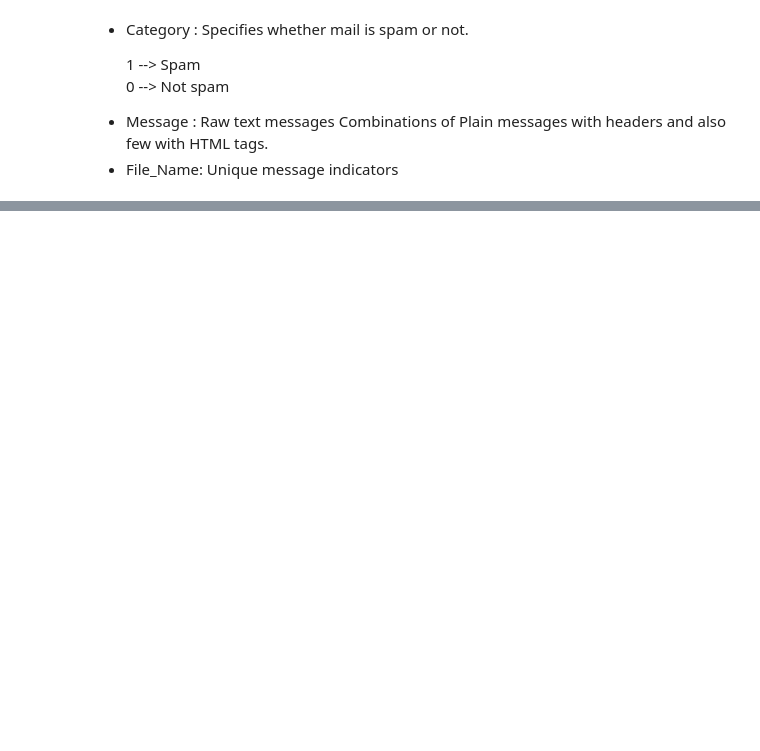
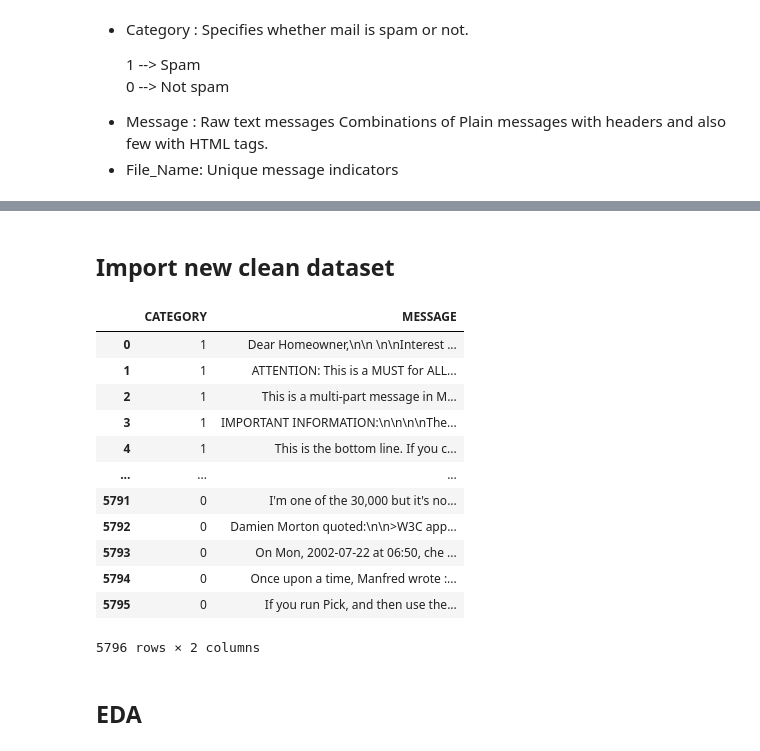
Before and after one commit to Melodyellinn/Projet_NLP, a Jupyter notebook: NLP/notebook_EDA.ipynb, the cells around one changed output, grey strips where cells are left out. Saved outputs shown, nothing was run; the diff lists cells and outputs as text; code cells hidden in the pictures; blank space fills up the shorter version.

```diff
--- a/NLP/notebook_EDA.ipynb
+++ b/NLP/notebook_EDA.ipynb
@@ -283,0 +113,21 @@ Accuracy of LightGBM Model: 98.79310344827587 %
+# %% [markdown]
+## Import new clean dataset
+# %%
+df = pd.read_csv('data/spam.csv')
+df
+# %% [output]
+|  | CATEGORY | MESSAGE |
+| 0 | 1 | Dear Homeowner,\n\n \n\nInterest ... |
+| 1 | 1 | ATTENTION: This is a MUST for ALL... |
+| 2 | 1 | This is a multi-part message in M... |
+| 3 | 1 | IMPORTANT INFORMATION:\n\n\n\nThe... |
+| 4 | 1 | This is the bottom line. If you c... |
+| ... | ... | ... |
+| 5791 | 0 | I'm one of the 30,000 but it's no... |
+| 5792 | 0 | Damien Morton quoted:\n\n>W3C app... |
+| 5793 | 0 | On Mon, 2002-07-22 at 06:50, che ... |
+| 5794 | 0 | Once upon a time, Manfred wrote :... |
+| 5795 | 0 | If you run Pick, and then use the... |
+5796 rows × 2 columns
+# %% [markdown]
+## EDA
```
Also changed, not shown: parts of 56 cells of this notebook, 16 other files.
